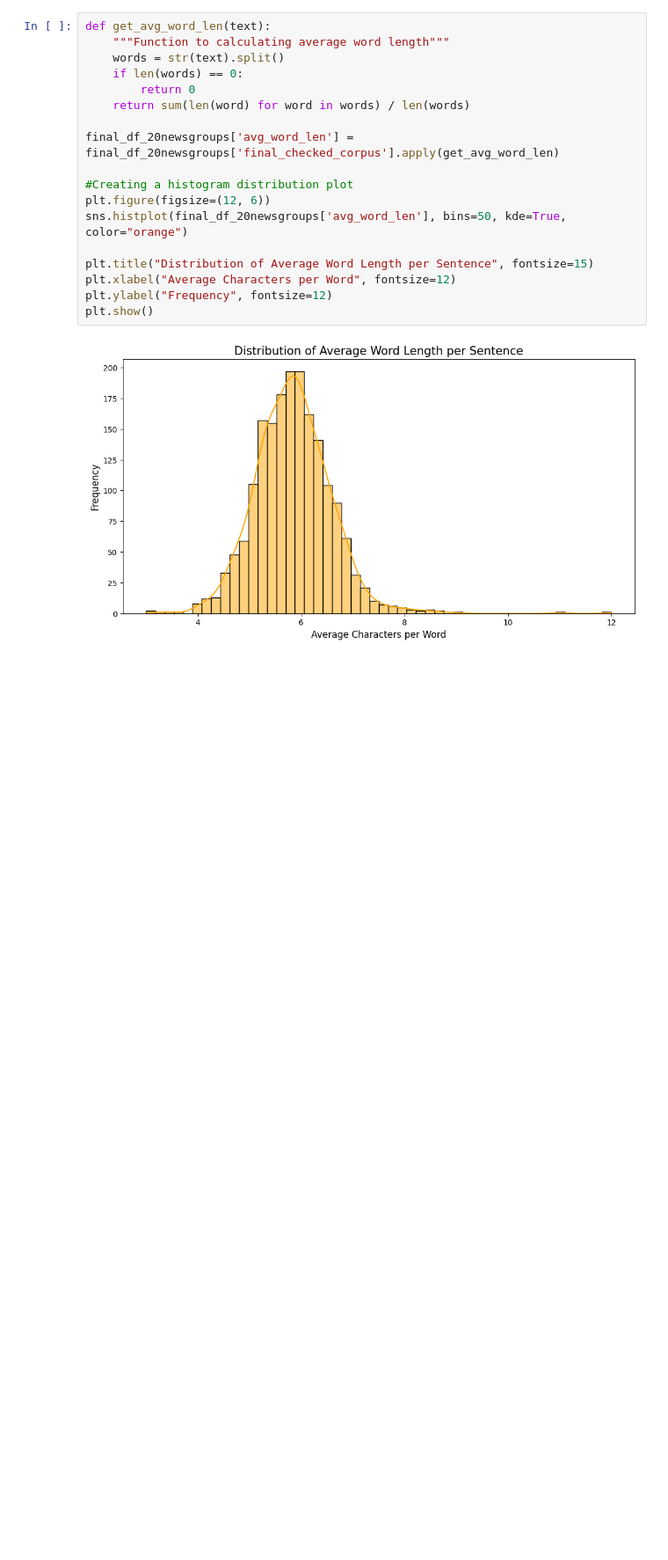
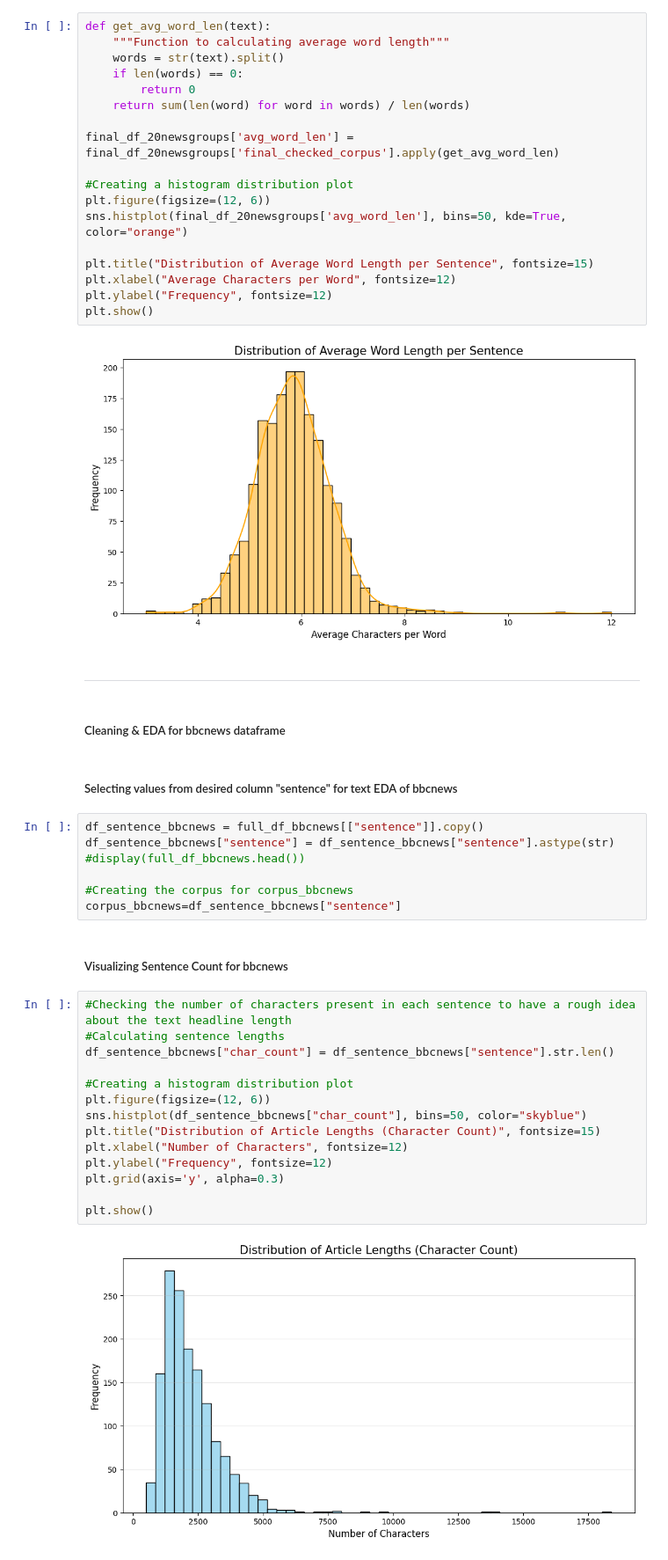
Before and after one commit to roxannekyr/nlp-embeddings-clustering, a Jupyter notebook: notebook/clustering_analysis.ipynb, the cells around one changed output. Shown at 88% size. Cells and saved outputs as stored; diff of their text form; blank space fills up the shorter version.

Commit message:
Cleaning and EDA for bbcnews dataset completed

```diff
--- a/notebook/clustering_analysis.ipynb
+++ b/notebook/clustering_analysis.ipynb
@@ -1112,3 +1116,34 @@ plt.ylabel("Frequency", fontsize=12)
 plt.show()
 # %% [output]
 [figure]
+# %% [markdown]
+***
+# %% [markdown]
+##### Cleaning & EDA for bbcnews dataframe
+# %% [markdown]
+##### Selecting values from desired column "sentence" for text EDA of bbcnews
+# %%
+df_sentence_bbcnews = full_df_bbcnews[["sentence"]].copy()
+df_sentence_bbcnews["sentence"] = df_sentence_bbcnews["sentence"].astype(str)
+#display(full_df_bbcnews.head())
+
+#Creating the corpus for corpus_bbcnews
+corpus_bbcnews=df_sentence_bbcnews["sentence"]
+# %% [markdown]
+##### Visualizing Sentence Count for bbcnews
+# %%
+#Checking the number of characters present in each sentence to have a rough idea about the text headline length
+#Calculating sentence lengths
+df_sentence_bbcnews["char_count"] = df_sentence_bbcnews["sentence"].str.len()
+
+#Creating a histogram distribution plot
+plt.figure(figsize=(12, 6))
+sns.histplot(df_sentence_bbcnews["char_count"], bins=50, color="skyblue")
+plt.title("Distribution of Article Lengths (Character Count)", fontsize=15)
+plt.xlabel("Number of Characters", fontsize=12)
+plt.ylabel("Frequency", fontsize=12)
+plt.grid(axis='y', alpha=0.3)
+
+plt.show()
+# %% [output]
+[figure, added]
```
Also changed, not shown: parts of 85 cells of this notebook.
